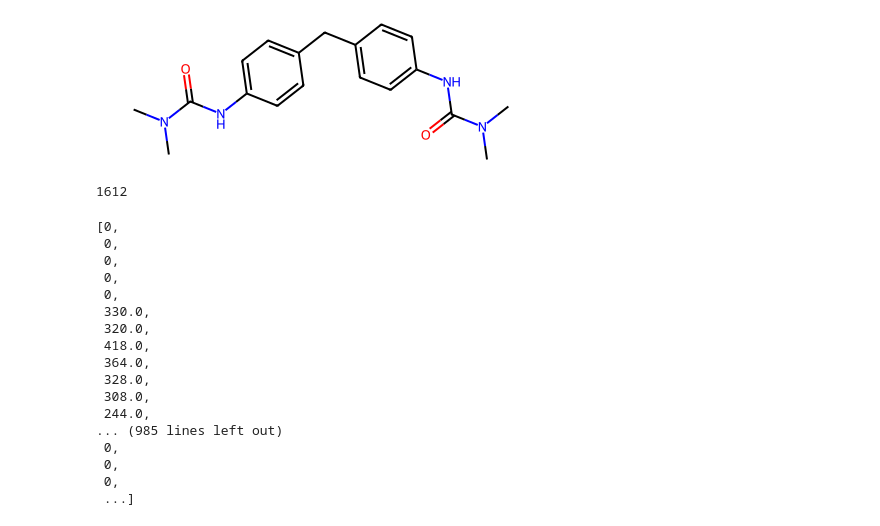
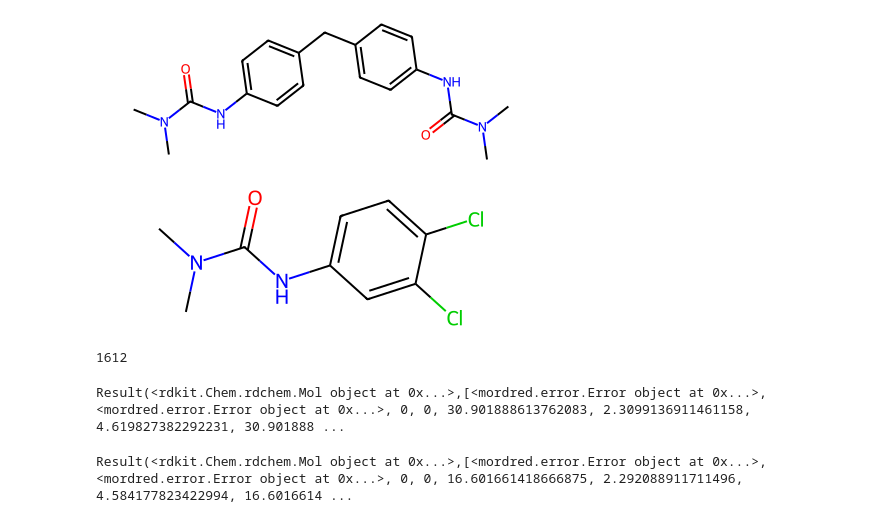
Before and after one commit to Goatboy2045/d20, a Jupyter notebook: r.ipynb, the cells around one changed output. Cells and saved outputs as stored; diff of their text form; code cells hidden in the pictures.

```diff
--- a/r.ipynb
+++ b/r.ipynb
@@ -367,6 +366,11 @@ omicure_U_52 = Chem.MolFromSmiles('CN(C)C(=O)NC1=CC=C(C=C1)CC2=CC=C(C=C2)NC(=O)N
 omicure_U_52
 # %% [output]
 [figure]
+# %%
+diuron = Chem.MolFromSmiles('O=C(N(C)C)NC(C=C1)=CC(Cl)=C1Cl')
+diuron
+# %% [output]
+[figure, added]
 # %%
 # create descriptor instance
 
@@ -376,22 +380,10 @@ len(Calculator(descriptors, ignore_3D=True, version="1.0.0"))
 # %% [output]
 1612
 # %%
-calc(omicure_U_52)[30:]
+calc(omicure_U_52)
 # %% [output]
-[0,
- 0,
- 0,
- 0,
- 0,
- 330.0,
- 320.0,
- 418.0,
- 364.0,
- 328.0,
- 308.0,
- 244.0,
-... (985 lines left out)
- 0,
- 0,
- 0,
- ...]
+Result(<rdkit.Chem.rdchem.Mol object at 0x...>,[<mordred.error.Error object at 0x...>, <mordred.error.Error object at 0x...>, 0, 0, 30.901888613762083, 2.3099136911461158, 4.619827382292231, 30.901888 ...
+# %%
+calc(diuron)
+# %% [output]
+Result(<rdkit.Chem.rdchem.Mol object at 0x...>,[<mordred.error.Error object at 0x...>, <mordred.error.Error object at 0x...>, 0, 0, 16.601661418666875, 2.292088911711496, 4.584177823422994, 16.6016614 ...
```
Also changed, not shown: parts of 1 cell of this notebook.
